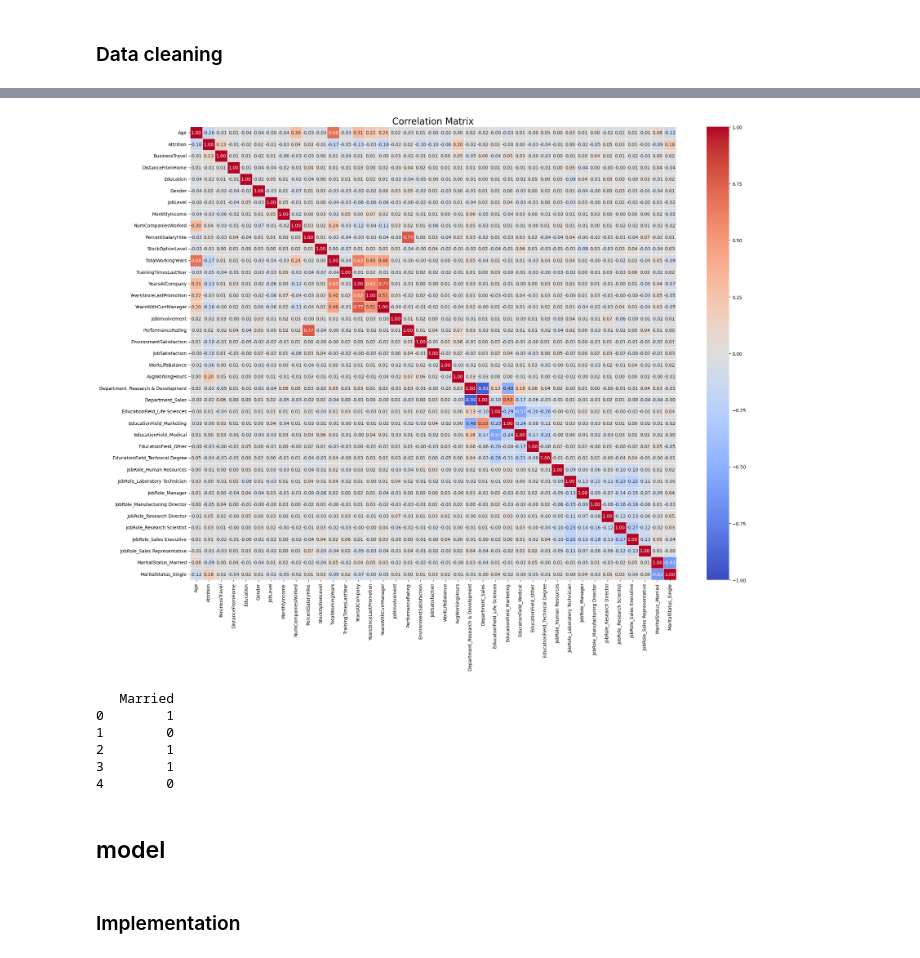
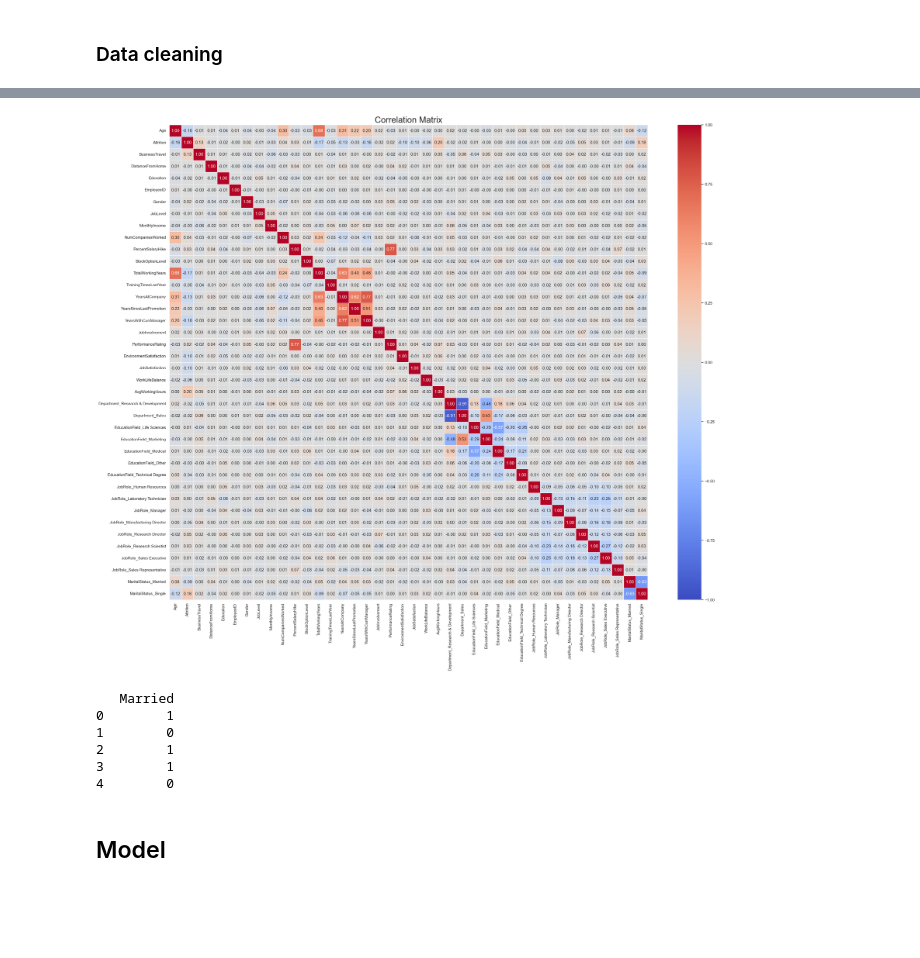
Before and after one commit to Low8/AI-group_5, a Jupyter notebook: project.ipynb, the cells around one changed output, grey strips where cells are left out. Drawn from its saved outputs; the diff is of its cells as text; code cells hidden in the pictures; blank space fills up the shorter version.

```diff
--- a/project.ipynb
+++ b/project.ipynb
@@ -16,17 +16,18 @@
 import pandas as pd
 import numpy as np
 import os
+import matplotlib.pyplot as plt
+import seaborn as sns
 from sklearn.model_selection import train_test_split
-from sklearn.metrics import confusion_matrix, classification_report, roc_auc_score, roc_curve
 from sklearn.preprocessing import StandardScaler
-
 from sklearn.linear_model import LogisticRegression
+from sklearn.ensemble import RandomForestClassifier, GradientBoostingClassifier
 from sklearn.tree import DecisionTreeClassifier
-from sklearn.ensemble import RandomForestClassifier
 from sklearn.naive_bayes import GaussianNB
 from sklearn.svm import SVC
-from sklearn.linear_model import Perceptron
-# ...
+from sklearn.metrics import classification_report, confusion_matrix, roc_auc_score, roc_curve
+
+sns.set(style='whitegrid')
 # %% [markdown]
 ## Initial dataset
 # %% [markdown]
@@ -204,15 +205,12 @@ First 5 rows of final DataFrame:
 ### Data cleaning
 # %%
 # Delete unneeded columns
-columns_to_drop = ['EmployeeCount', 'Over18', 'StandardHours', "EmployeeID"]
+columns_to_drop = ['EmployeeCount', 'Over18', 'StandardHours']
 final_df.drop(columns=columns_to_drop, inplace=True)
-
-scaler = StandardScaler()
 
 # Handle missing values
 numeric_columns = final_df.select_dtypes(include=[np.number]).columns
 final_df[numeric_columns] = final_df[numeric_columns].fillna(final_df[numeric_columns].mean())
-final_df[numeric_columns] = scaler.fit_transform(final_df[numeric_columns])
 missing_values = final_df.isnull().sum()
 print(missing_values)
 
@@ -288,25 +286,23 @@ dtypes: float64(19), int64(20)
 memory usage: 1.3 MB
 None
 # %%
-import matplotlib.pyplot as plt
-import seaborn as sns
-
 # Calculate correlation matrix
+# Note: matplotlib and seaborn already imported in cell 3
 corr_matrix = final_df.corr()
 
 # Plot heatmap
-plt.figure(figsize=(24, 18))
+plt.figure(figsize=(30, 24))
 sns.heatmap(corr_matrix,
             annot=True,
             fmt=".2f",
             cmap="coolwarm",
             linewidths=0.5,
             vmin=-1, vmax=1)
 
-plt.title("Correlation Matrix", fontsize=20)
+plt.title("Correlation Matrix", fontsize=24)
 plt.show()
 # %% [output]
-[figure, old version]
+[figure, new version]
 # %%
 if 'MaritalStatus_Married' in final_df.columns:
     final_df.rename(columns={'MaritalStatus_Married': 'Married'}, inplace=True)
@@ -332,4 +325,2 @@ X_train, X_test, y_train, y_test = train_test_split(X, y, test_size=0.3, random_
 # %% [markdown]
-## model
+## Model
-# %% [markdown]
-### Implementation
```
Also changed, not shown: parts of 19 cells of this notebook.
